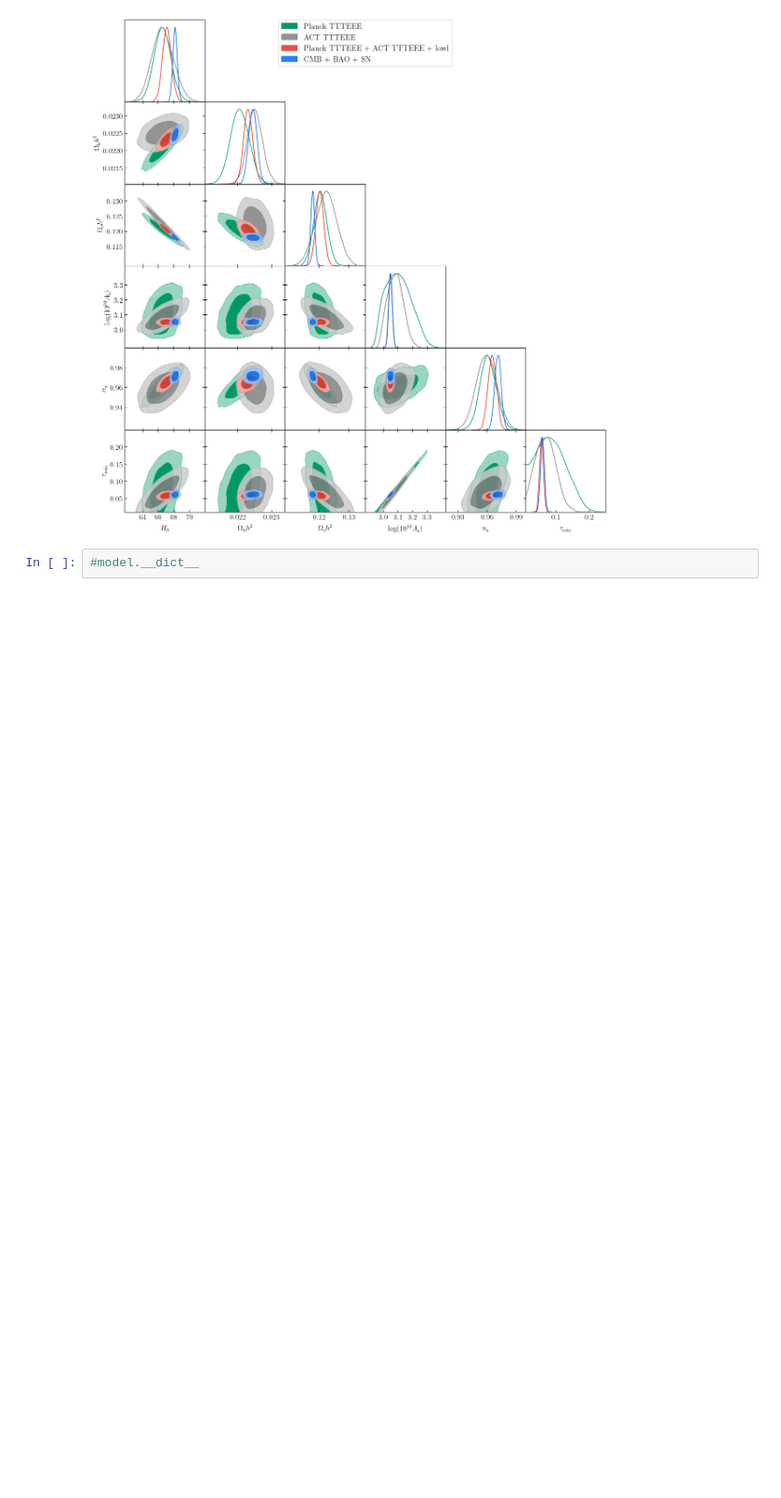
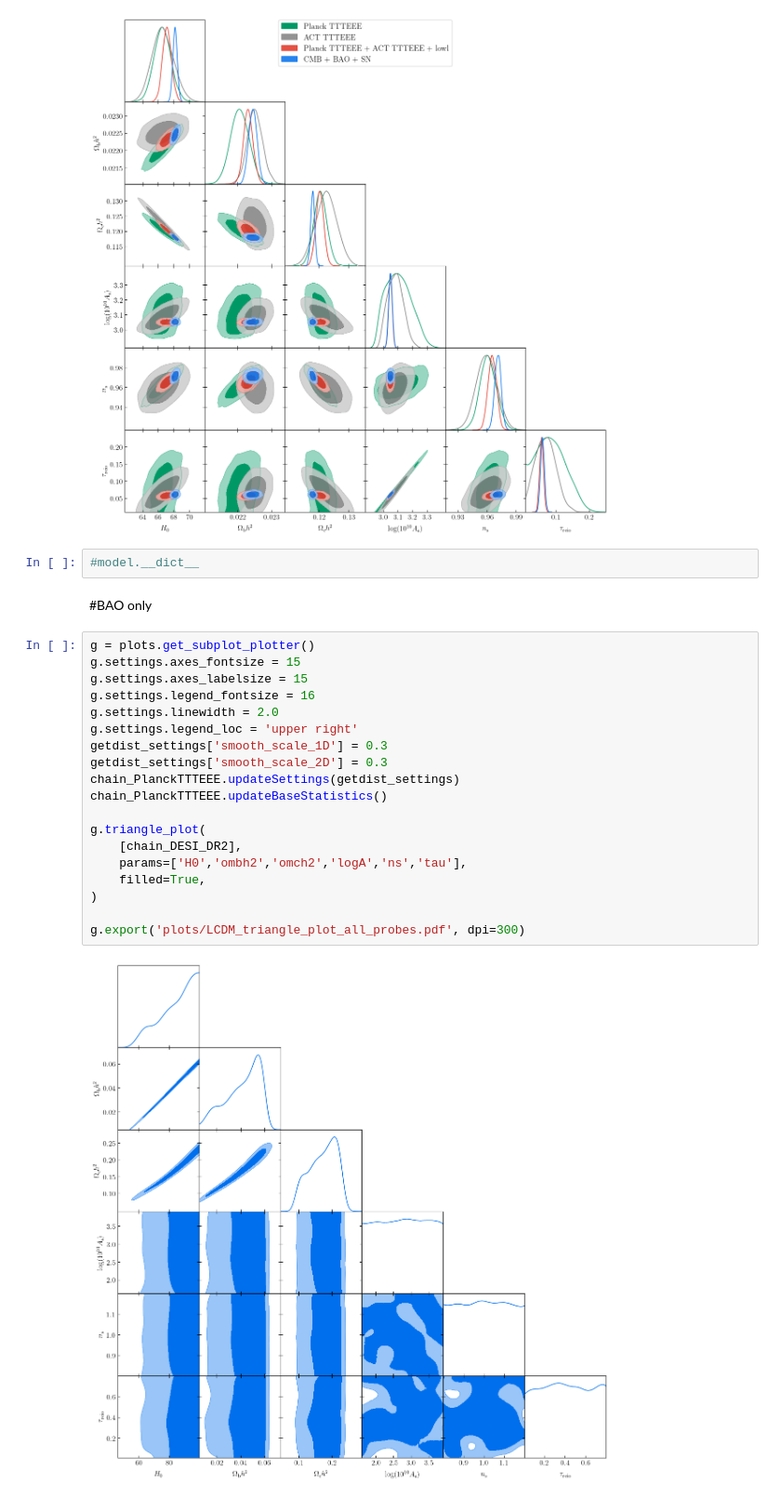
Before and after one commit to GenovaCosmology/ParametricModels, a Jupyter notebook: LCDM/CMB_chains.ipynb, the cells around one changed output. Shown at 93% size. Saved outputs shown, nothing was run; the diff lists cells and outputs as text; blank space fills up the shorter version.

```diff
--- a/LCDM/CMB_chains.ipynb
+++ b/LCDM/CMB_chains.ipynb
@@ -194,3 +194,26 @@ g.export('plots/LCDM_triangle_plot_all_probes.pdf', dpi=300)
 [figure]
 # %%
 #model.__dict__
+# %% [markdown]
+#BAO only
+# %%
+g = plots.get_subplot_plotter()
+g.settings.axes_fontsize = 15
+g.settings.axes_labelsize = 15
+g.settings.legend_fontsize = 16
+g.settings.linewidth = 2.0
+g.settings.legend_loc = 'upper right'
+getdist_settings['smooth_scale_1D'] = 0.3
+getdist_settings['smooth_scale_2D'] = 0.3
+chain_PlanckTTTEEE.updateSettings(getdist_settings)
+chain_PlanckTTTEEE.updateBaseStatistics()
+
+g.triangle_plot(
+    [chain_DESI_DR2],
+    params=['H0','ombh2','omch2','logA','ns','tau'],
+    filled=True,
+)
+
+g.export('plots/LCDM_triangle_plot_all_probes.pdf', dpi=300)
+# %% [output]
+[figure, added]
```
Also changed, not shown: 2 other files.
